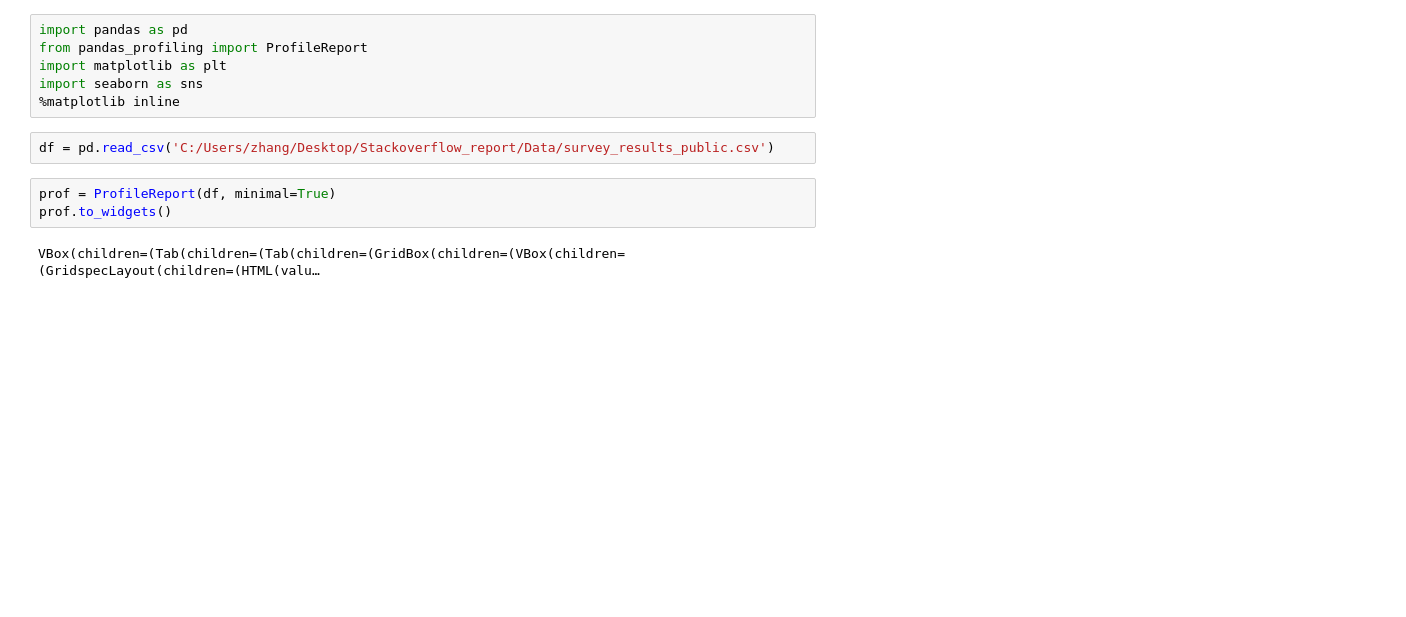
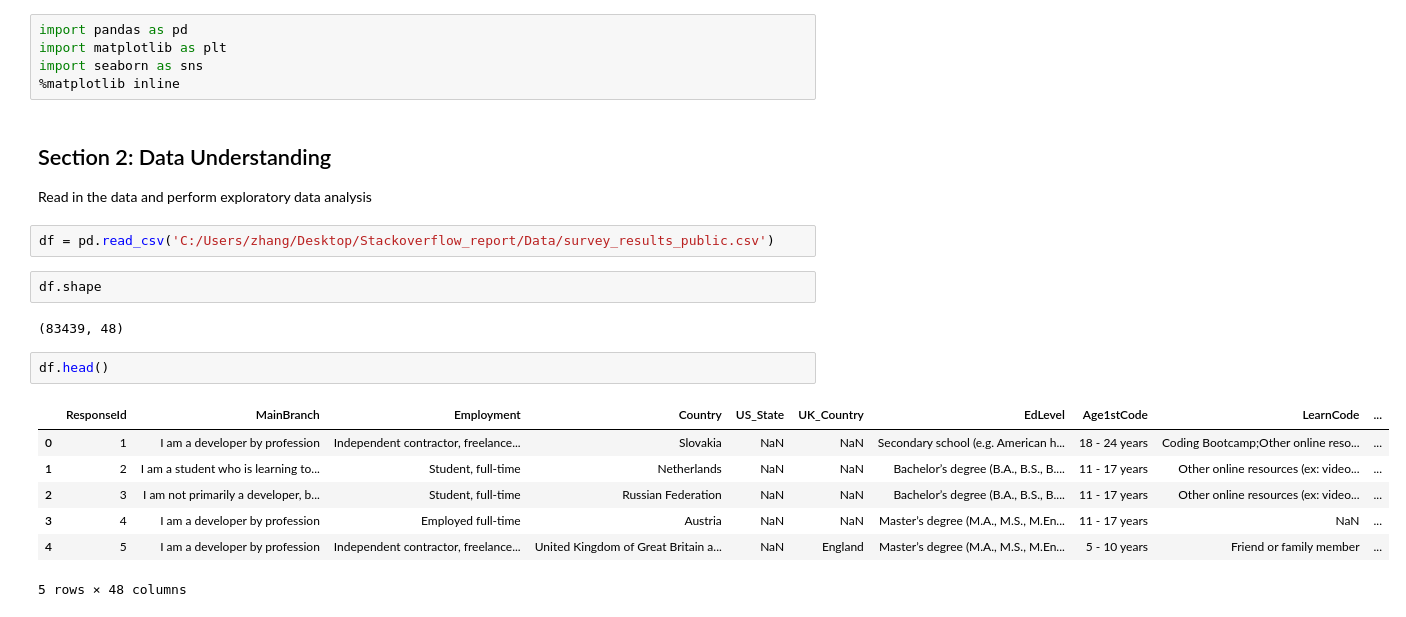
Before and after one commit to Allenzyl/Stackoverflow_report, a Jupyter notebook: analysis.ipynb, the cells around one changed output. Drawn from its saved outputs; the diff is of its cells as text; blank space fills up the shorter version.

```diff
--- a/analysis.ipynb
+++ b/analysis.ipynb
@@ -1,13 +8,24 @@
 # %%
 import pandas as pd
-from pandas_profiling import ProfileReport
 import matplotlib as plt
 import seaborn as sns
 %matplotlib inline
+# %% [markdown]
+## Section 2:  Data Understanding
+Read in the data and perform exploratory data analysis
 # %%
 df = pd.read_csv('C:/Users/zhang/Desktop/Stackoverflow_report/Data/survey_results_public.csv')
-# %%
-prof = ProfileReport(df, minimal=True)
-prof.to_widgets()
-# %% [output]
-VBox(children=(Tab(children=(Tab(children=(GridBox(children=(VBox(children=(GridspecLayout(children=(HTML(valu…
+# %%
+df.shape
+# %% [output]
+(83439, 48)
+# %%
+df.head()
+# %% [output]
+|  | ResponseId | MainBranch | Employment | Country | US_State | UK_Country | EdLevel | Age1stCode | LearnCode | ... |
+| 0 | 1 | I am a developer by profession | Independent contractor, freelance... | Slovakia | NaN | NaN | Secondary school (e.g. American h... | 18 - 24 years | Coding Bootcamp;Other online reso... | ... |
+| 1 | 2 | I am a student who is learning to... | Student, full-time | Netherlands | NaN | NaN | Bachelor’s degree (B.A., B.S., B.... | 11 - 17 years | Other online resources (ex: video... | ... |
+| 2 | 3 | I am not primarily a developer, b... | Student, full-time | Russian Federation | NaN | NaN | Bachelor’s degree (B.A., B.S., B.... | 11 - 17 years | Other online resources (ex: video... | ... |
+| 3 | 4 | I am a developer by profession | Employed full-time | Austria | NaN | NaN | Master’s degree (M.A., M.S., M.En... | 11 - 17 years | NaN | ... |
+| 4 | 5 | I am a developer by profession | Independent contractor, freelance... | United Kingdom of Great Britain a... | NaN | England | Master’s degree (M.A., M.S., M.En... | 5 - 10 years | Friend or family member | ... |
+5 rows × 48 columns
```
Also changed, not shown: parts of 13 cells of this notebook.
